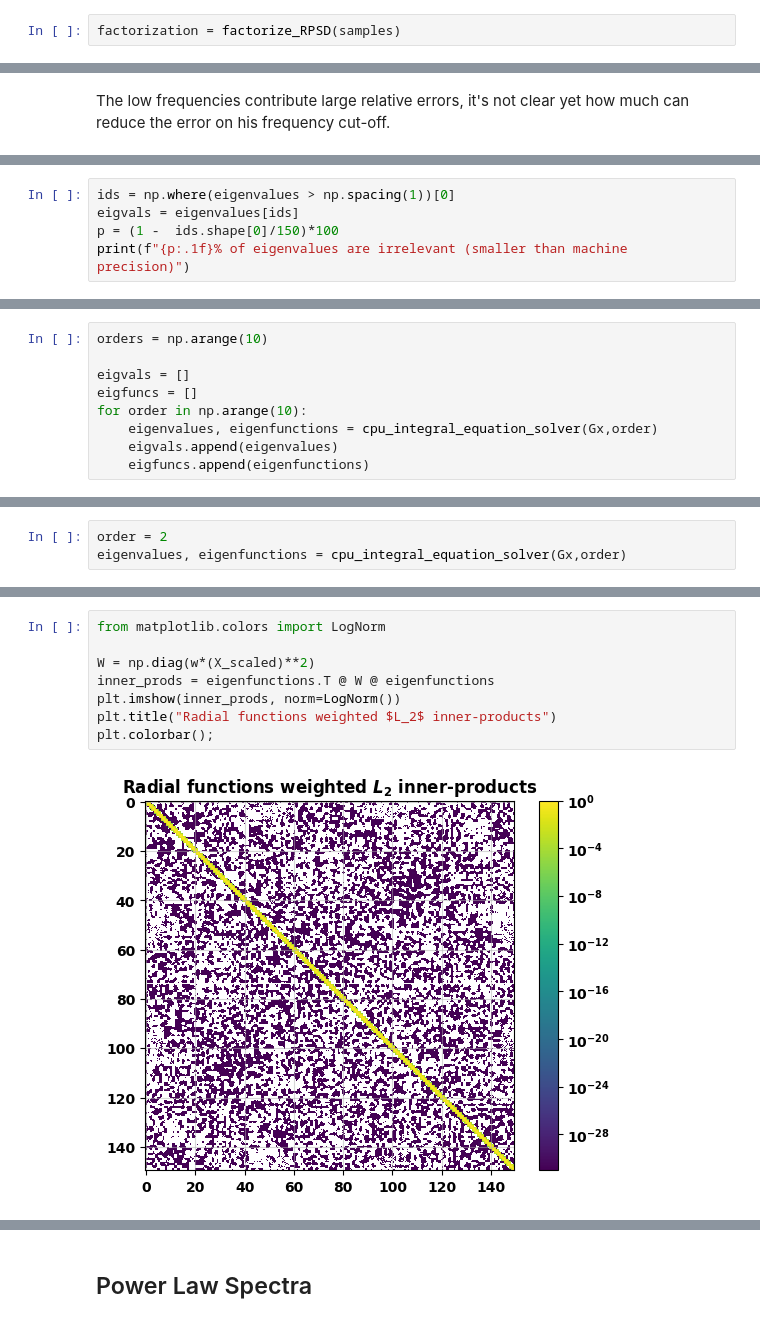
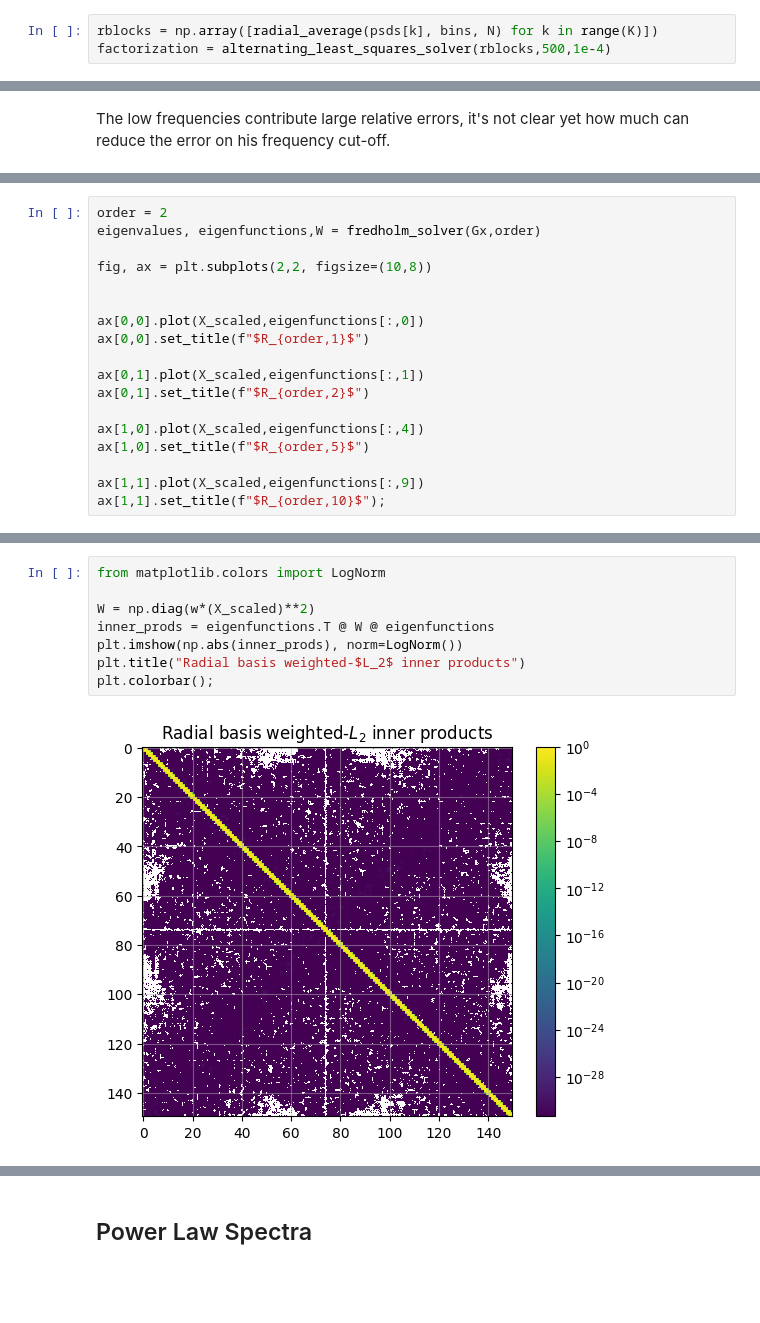
Before and after one commit to oppositecategory/3D_KLT, a Jupyter notebook: notebooks/simulation.ipynb, the cells around one changed output, grey strips where cells are left out. Cells and saved outputs as stored; diff of their text form; blank space fills up the shorter version.

```diff
--- a/notebooks/simulation.ipynb
+++ b/notebooks/simulation.ipynb
@@ -48,5 +98,6 @@ H, samples =  generate_gaussian_rpsd_data(K,N,2)
 # %%
-factorization = factorize_RPSD(samples)
+rblocks = np.array([radial_average(psds[k], bins, N) for k in range(K)])
+factorization = alternating_least_squares_solver(rblocks,500,1e-4)
 # %%
 particle_psd = factorization.gamma
 noise_psd = factorization.v
@@ -187,5 +169,0 @@ One can observe that $R_{N,m}$ for a fixed $N$ is in a sense a shifted and "sque
-# %%
-ids = np.where(eigenvalues > np.spacing(1))[0]
-eigvals = eigenvalues[ids]
-p = (1 -  ids.shape[0]/150)*100
-print(f"{p:.1f}% of eigenvalues are irrelevant (smaller than machine precision)")
@@ -235,9 +169,0 @@ ax[1,1].set_title(f"$R_{order,10}$");
-# %%
-orders = np.arange(10)
-
-eigvals = []
-eigfuncs = []
-for order in np.arange(10):
-    eigenvalues, eigenfunctions = cpu_integral_equation_solver(Gx,order)
-    eigvals.append(eigenvalues)
-    eigfuncs.append(eigenfunctions)
@@ -322,3 +260,18 @@ def cpu_integral_equation_solver(Gx,N,K=150):
 # %%
 order = 2
-eigenvalues, eigenfunctions = cpu_integral_equation_solver(Gx,order)
+eigenvalues, eigenfunctions,W = fredholm_solver(Gx,order)
+
+fig, ax = plt.subplots(2,2, figsize=(10,8))
+
+
+ax[0,0].plot(X_scaled,eigenfunctions[:,0])
+ax[0,0].set_title(f"$R_{order,1}$")
+
+ax[0,1].plot(X_scaled,eigenfunctions[:,1])
+ax[0,1].set_title(f"$R_{order,2}$")
+
+ax[1,0].plot(X_scaled,eigenfunctions[:,4])
+ax[1,0].set_title(f"$R_{order,5}$")
+
+ax[1,1].plot(X_scaled,eigenfunctions[:,9])
+ax[1,1].set_title(f"$R_{order,10}$");
@@ -348,10 +286,10 @@ plt.yscale('log');
 # %%
 from matplotlib.colors import LogNorm
 
 W = np.diag(w*(X_scaled)**2)
 inner_prods = eigenfunctions.T @ W @ eigenfunctions
-plt.imshow(inner_prods, norm=LogNorm())
-plt.title("Radial functions weighted $L_2$ inner-products")
+plt.imshow(np.abs(inner_prods), norm=LogNorm())
+plt.title("Radial basis weighted-$L_2$ inner products")
 plt.colorbar();
 # %% [output]
-[figure, old version]
+[figure, new version]
```
Also changed, not shown: parts of 54 cells of this notebook, 3 other files.
